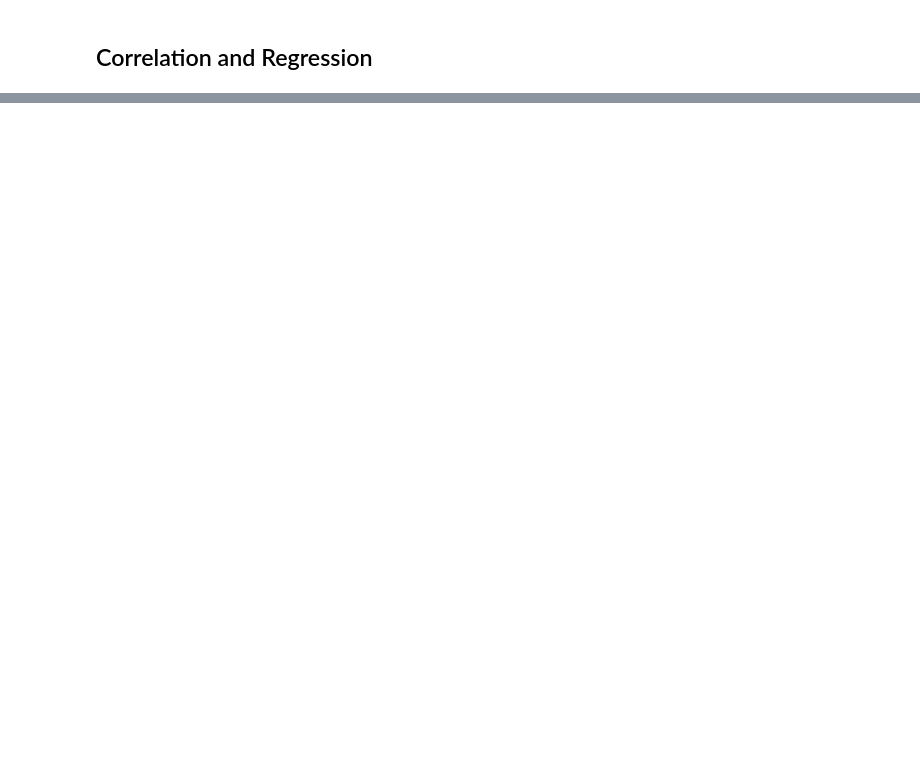
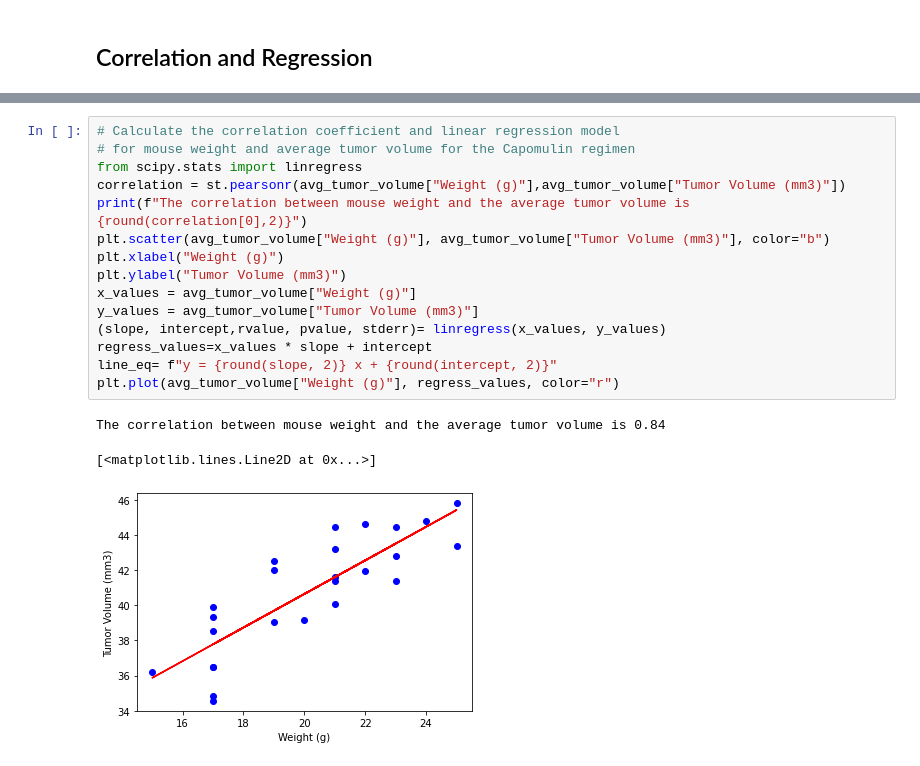
Before and after one commit to Tsmoore002900/Data_Visualization, a Jupyter notebook: pymaceuticals_results.ipynb, the cells around one changed output, grey strips where cells are left out. Drawn from its saved outputs; the diff is of its cells as text; blank space fills up the shorter version.

```diff
--- a/pymaceuticals_results.ipynb
+++ b/pymaceuticals_results.ipynb
@@ -241,0 +247,19 @@ The correlation between mouse weight and the average tumor volume is 0.84
+# %%
+# Calculate the correlation coefficient and linear regression model
+# for mouse weight and average tumor volume for the Capomulin regimen
+from scipy.stats import linregress
+correlation = st.pearsonr(avg_tumor_volume["Weight (g)"],avg_tumor_volume["Tumor Volume (mm3)"])
+print(f"The correlation between mouse weight and the average tumor volume is {round(correlation[0],2)}")
+plt.scatter(avg_tumor_volume["Weight (g)"], avg_tumor_volume["Tumor Volume (mm3)"], color="b")
+plt.xlabel("Weight (g)")
+plt.ylabel("Tumor Volume (mm3)")
+x_values = avg_tumor_volume["Weight (g)"]
+y_values = avg_tumor_volume["Tumor Volume (mm3)"]
+(slope, intercept,rvalue, pvalue, stderr)= linregress(x_values, y_values)
+regress_values=x_values * slope + intercept
+line_eq= f"y = {round(slope, 2)} x + {round(intercept, 2)}"
+plt.plot(avg_tumor_volume["Weight (g)"], regress_values, color="r")
+# %% [output]
+The correlation between mouse weight and the average tumor volume is 0.84
+[<matplotlib.lines.Line2D at 0x...>]
+[figure, added]
```
Also changed, not shown: parts of 11 cells of this notebook.
